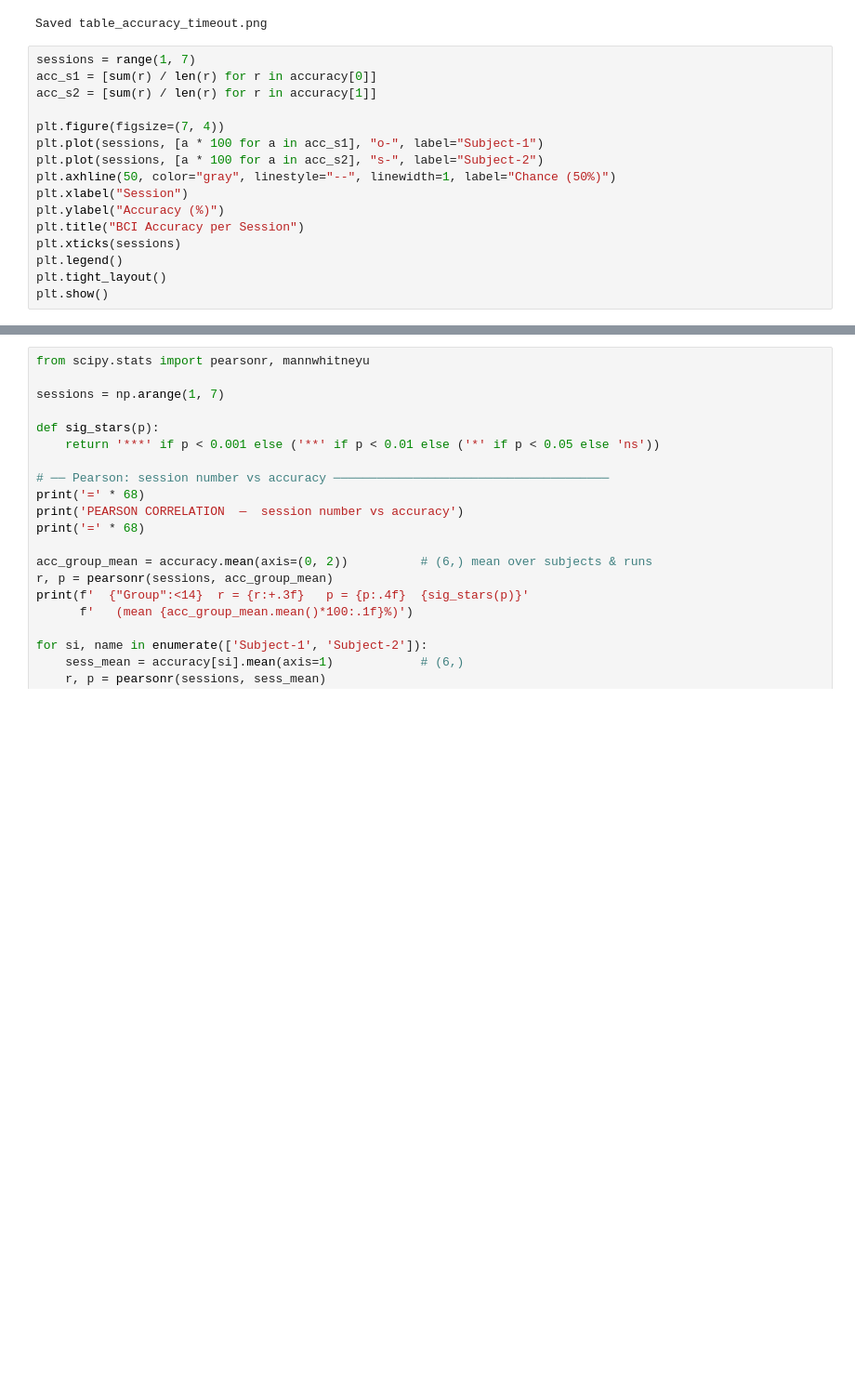
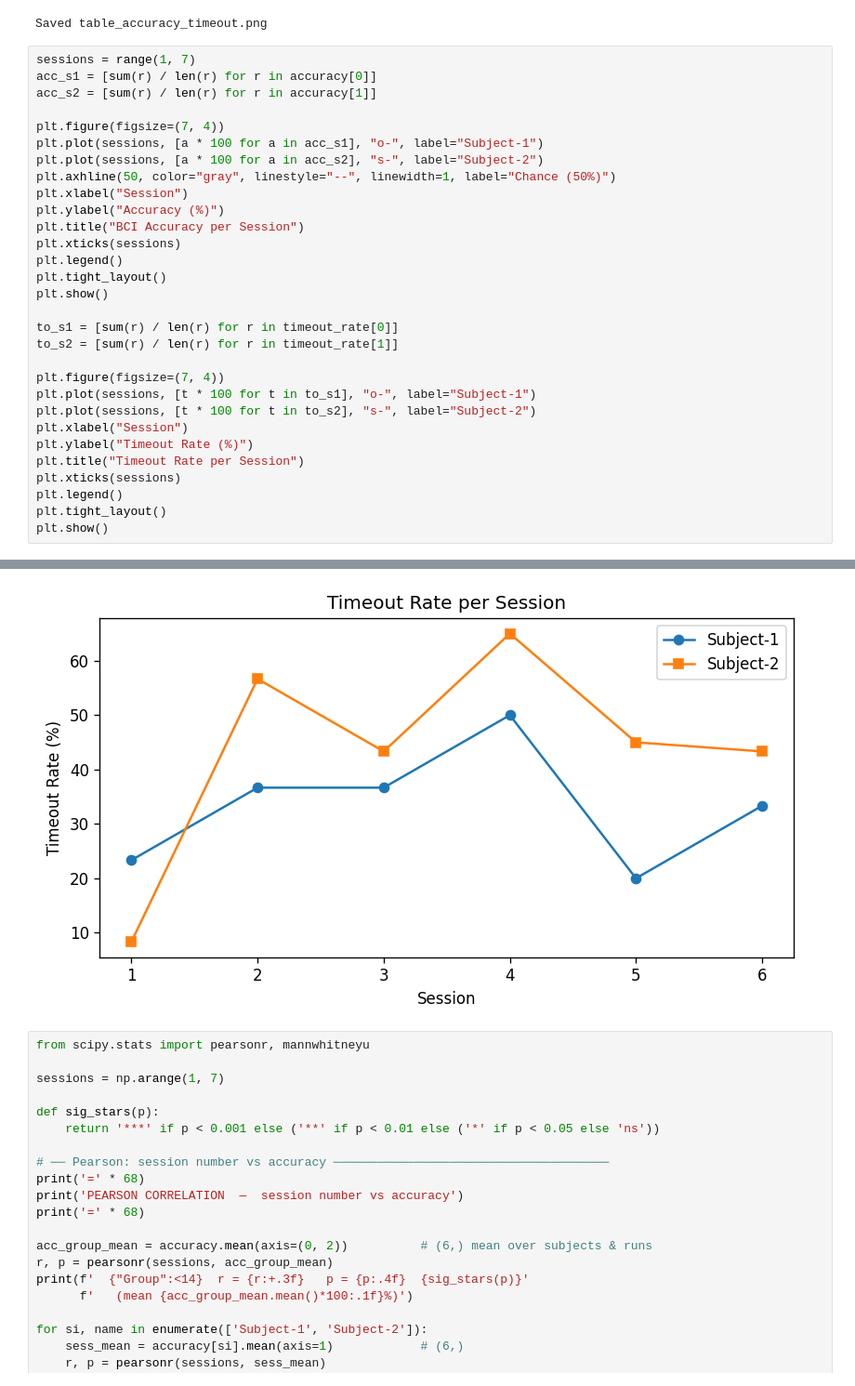
Before and after one commit to pulipakaa24/ECE374N, a Jupyter notebook: HW-3/hw3_longitudinal_plasticity.ipynb, the cells around one changed output, grey strips where cells are left out. Shown at 93% size. Drawn from its saved outputs; the diff is of its cells as text; blank space fills up the shorter version.

```diff
--- a/HW-3/hw3_longitudinal_plasticity.ipynb
+++ b/HW-3/hw3_longitudinal_plasticity.ipynb
@@ -223,21 +223,36 @@ Saved table_accuracy_timeout.png
 # %%
 sessions = range(1, 7)
 acc_s1 = [sum(r) / len(r) for r in accuracy[0]]
 acc_s2 = [sum(r) / len(r) for r in accuracy[1]]
 
 plt.figure(figsize=(7, 4))
 plt.plot(sessions, [a * 100 for a in acc_s1], "o-", label="Subject-1")
 plt.plot(sessions, [a * 100 for a in acc_s2], "s-", label="Subject-2")
 plt.axhline(50, color="gray", linestyle="--", linewidth=1, label="Chance (50%)")
 plt.xlabel("Session")
 plt.ylabel("Accuracy (%)")
 plt.title("BCI Accuracy per Session")
 plt.xticks(sessions)
 plt.legend()
 plt.tight_layout()
 plt.show()
+
+to_s1 = [sum(r) / len(r) for r in timeout_rate[0]]
+to_s2 = [sum(r) / len(r) for r in timeout_rate[1]]
+
+plt.figure(figsize=(7, 4))
+plt.plot(sessions, [t * 100 for t in to_s1], "o-", label="Subject-1")
+plt.plot(sessions, [t * 100 for t in to_s2], "s-", label="Subject-2")
+plt.xlabel("Session")
+plt.ylabel("Timeout Rate (%)")
+plt.title("Timeout Rate per Session")
+plt.xticks(sessions)
+plt.legend()
+plt.tight_layout()
+plt.show()
 # %% [output]
 [figure]
+[figure, added]
 # %%
 from scipy.stats import pearsonr, mannwhitneyu
 
```
Also changed, not shown: parts of 8 cells of this notebook, 4 other files.
